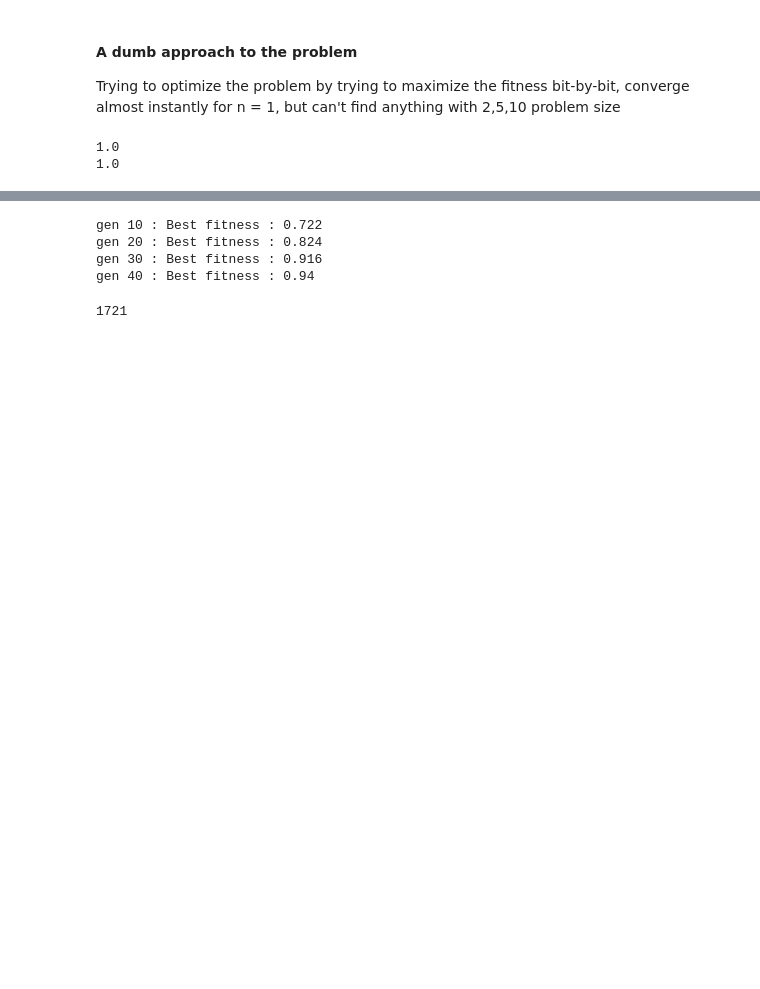
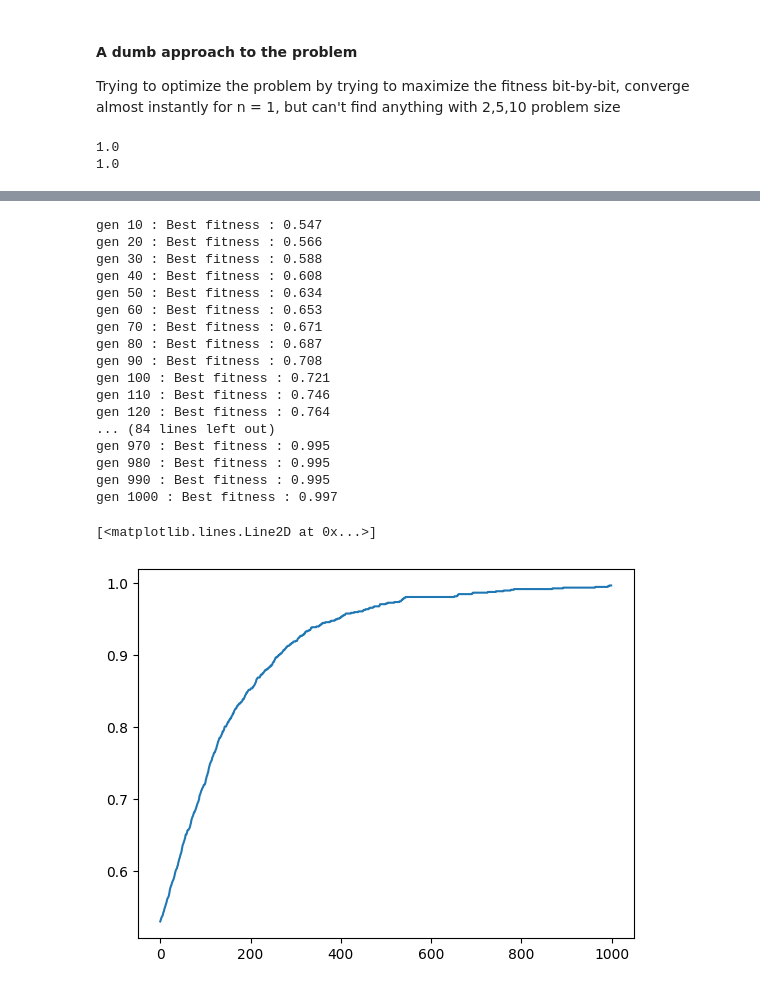
Before and after one commit to AChiabodo/compIntelligence, a Jupyter notebook: labs/lab3/lab3.ipynb, the cells around one changed output, grey strips where cells are left out. Saved outputs shown, nothing was run; the diff lists cells and outputs as text; code cells hidden in the pictures; blank space fills up the shorter version.

```diff
--- a/labs/lab3/lab3.ipynb
+++ b/labs/lab3/lab3.ipynb
@@ -509,11 +546,12 @@ print(fitness(dummy_solution(fitness)))
 # %%
-def hill_climbing(k : int,fitness : AbstractProblem,lam):
-    agent = PatternBasedAgent().set_genome(genome_size=k,genome=[random.uniform(0,1) < 0.5 for _ in range(k)])
+def hill_climbing(k : int,fitness : AbstractProblem,lam) -> [Agent, list]:
+    agent = AgentGA().set_genome(genome_size=k,genome=[random.uniform(0,1) < 0.5 for _ in range(k)])
     agent.compute_fitness(fitness)
     gen = 0
     gene_modifier = 2
     mutation_rate = gene_modifier / k
-    while agent.fitness < 1.0:
+    fitnesses = []
+    while agent.fitness < 1.0 and gen < 1000:
         offspring = []
         for _ in range(lam):
             agent_temp = deepcopy(agent)
@@ -523,16 +561,33 @@ def hill_climbing(k : int,fitness : AbstractProblem,lam):
         offspring.append(agent)
         offspring.sort(key=lambda x : x.fitness , reverse=True)
         agent = offspring[0]
+        fitnesses.append(agent.fitness)
         gen += 1
         if gen % 10 == 0:
             print(f"gen {gen} : Best fitness : {agent.fitness}")
+    return agent , fitnesses
 # %%
 fitness = lab3_lib.make_problem(1)
-hill_climbing(1000,fitness,40)
+agent , fitnesses = hill_climbing(1000,fitness,20)
 fitness.calls
+plt.plot(fitnesses)
 # %% [output]
-gen 10 : Best fitness : 0.722
-gen 20 : Best fitness : 0.824
-gen 30 : Best fitness : 0.916
-gen 40 : Best fitness : 0.94
+gen 10 : Best fitness : 0.547
+gen 20 : Best fitness : 0.566
+gen 30 : Best fitness : 0.588
+gen 40 : Best fitness : 0.608
+gen 50 : Best fitness : 0.634
+gen 60 : Best fitness : 0.653
+gen 70 : Best fitness : 0.671
+gen 80 : Best fitness : 0.687
+gen 90 : Best fitness : 0.708
+gen 100 : Best fitness : 0.721
+gen 110 : Best fitness : 0.746
+gen 120 : Best fitness : 0.764
+... (84 lines left out)
+gen 970 : Best fitness : 0.995
+gen 980 : Best fitness : 0.995
+gen 990 : Best fitness : 0.995
+gen 1000 : Best fitness : 0.997
-1721
+[<matplotlib.lines.Line2D at 0x...>]
+[figure, added]
```
Also changed, not shown: parts of 14 cells of this notebook.
